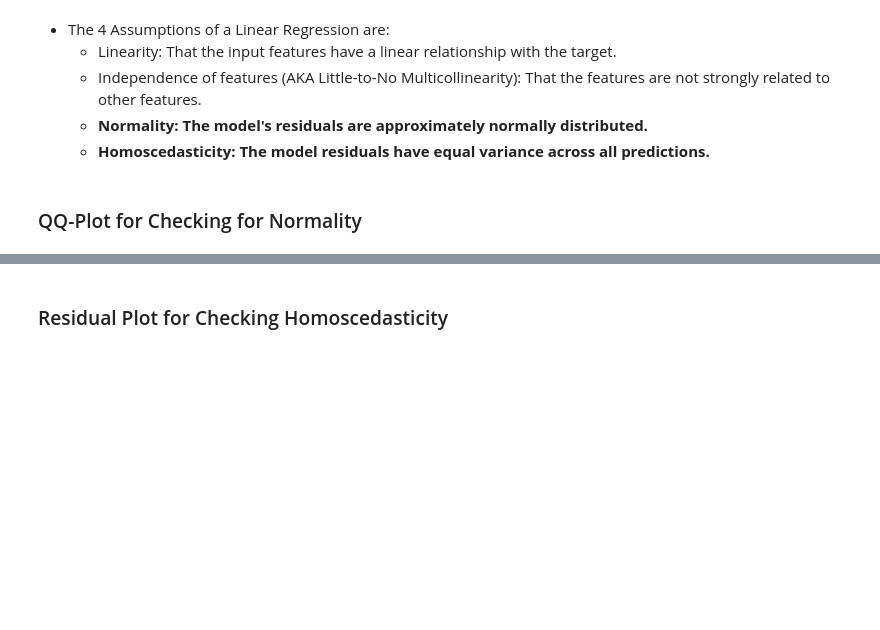
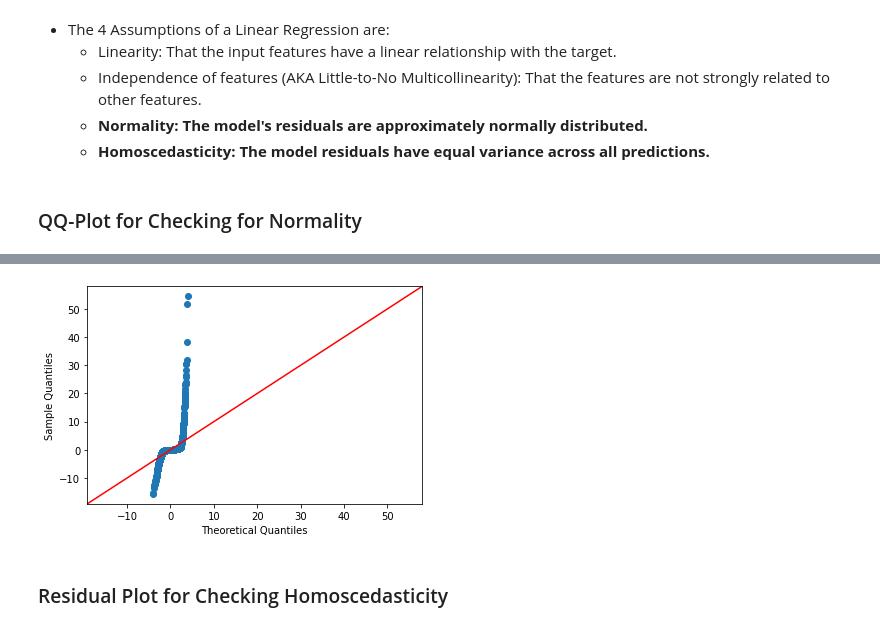
Before and after one commit to coding-dojo-data-science/data-enrichment-linear-regression-with-movies, a Jupyter notebook: Class-Pt2-Linear-Regression-with-Movies.ipynb, the cells around one changed output, grey strips where cells are left out. Cells and saved outputs as stored; diff of their text form; code cells hidden in the pictures; blank space fills up the shorter version.

```diff
--- a/Class-Pt2-Linear-Regression-with-Movies.ipynb
+++ b/Class-Pt2-Linear-Regression-with-Movies.ipynb
@@ -614,9 +668,9 @@ display(X_train_df.head(2),X_test_df.head(2))
 # %%
-## Create a Q-QPlot
-
 # first calculate residuals
-
+sm.graphics.qqplot(resids, fit=True, line='45');
 ## then use sm's qqplot with line='45' fit=True
+# %% [output]
+[figure, added]
 # %% [markdown]
 ### Residual Plot for Checking Homoscedasticity
 # %%
```
Also changed, not shown: parts of 46 cells of this notebook, 1 other file.
